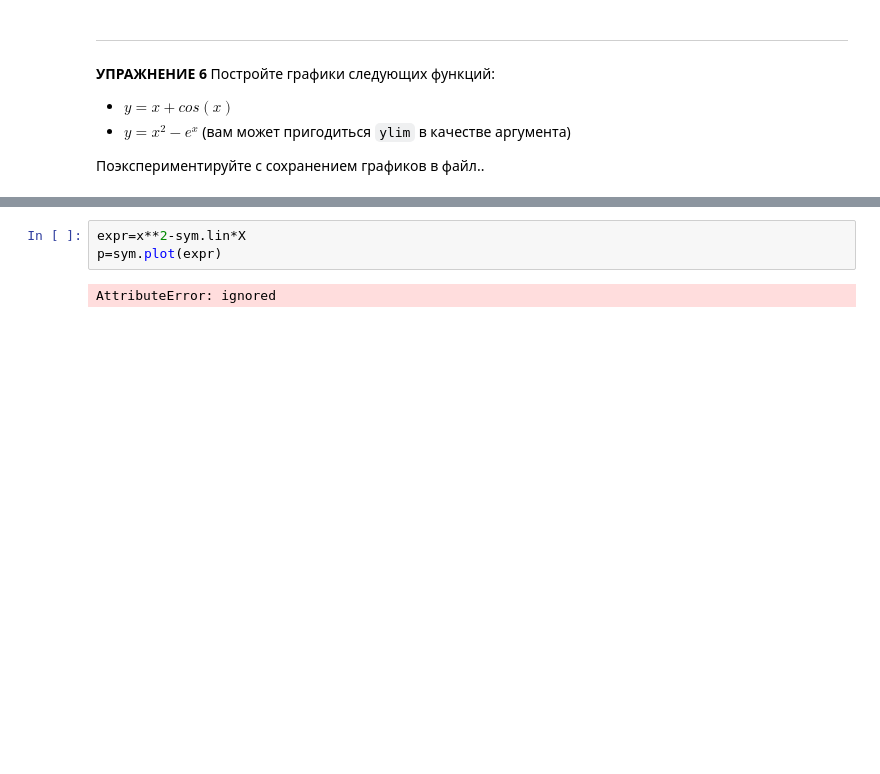
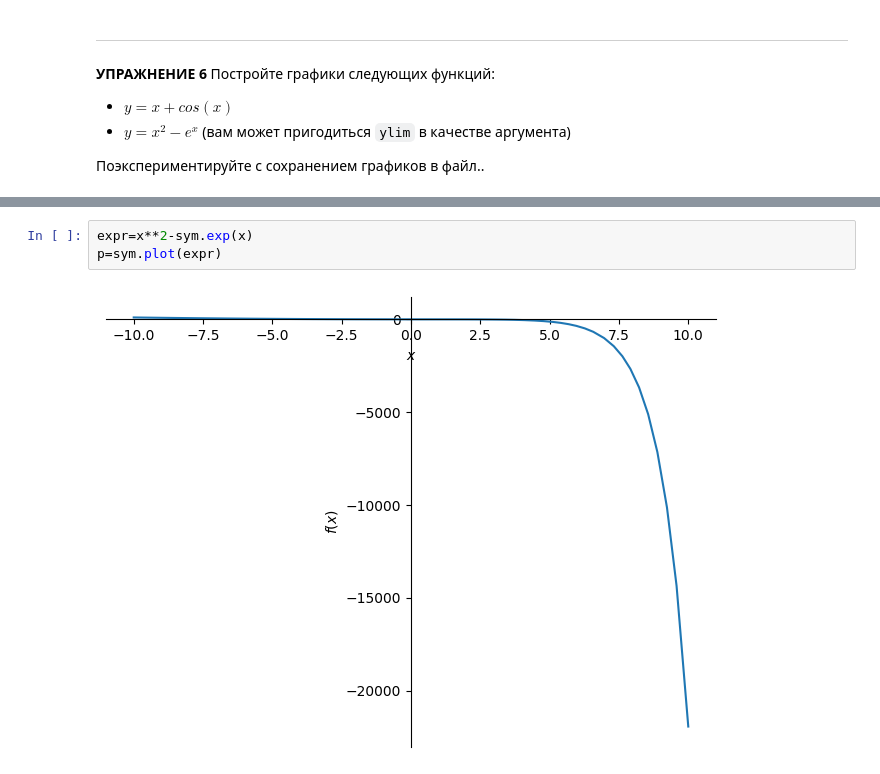
Before and after one commit to MikeRuz551/PythonDA, a Jupyter notebook: 01_Symbolic_mathematics_with_Sympy_SM.ipynb, the cells around one changed output, grey strips where cells are left out. Cells and saved outputs as stored; diff of their text form; blank space fills up the shorter version.

```diff
--- a/01_Symbolic_mathematics_with_Sympy_SM.ipynb
+++ b/01_Symbolic_mathematics_with_Sympy_SM.ipynb
@@ -232,5 +227,5 @@ p=sym.plot(expr)
 # %%
-expr=x**2-sym.lin*X
+expr=x**2-sym.exp(x)
 p=sym.plot(expr)
 # %% [output]
-AttributeError: ignored
+[figure, added]
```
Also changed, not shown: parts of 2 cells of this notebook.
